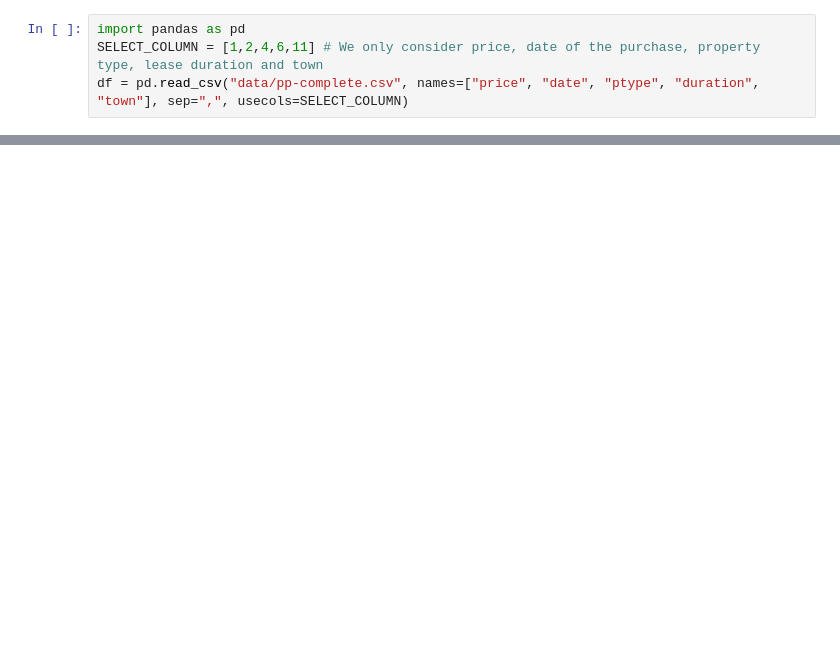
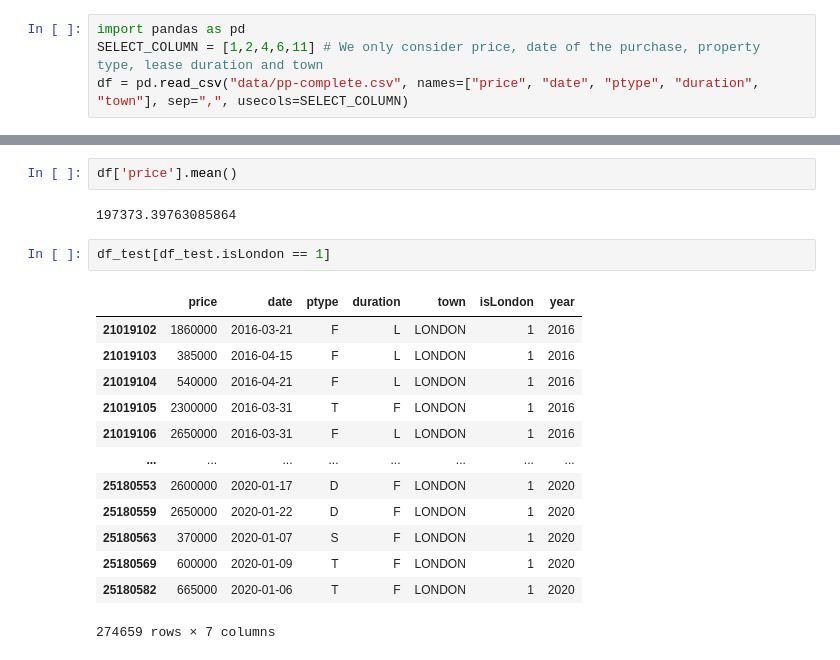
Before and after one commit to feay1234/WikiHow-Task-Based, a Jupyter notebook: Amazon - House Price Prediction.ipynb, the cells around one changed output, grey strips where cells are left out. Saved outputs shown, nothing was run; the diff lists cells and outputs as text; blank space fills up the shorter version.

```diff
--- a/Amazon - House Price Prediction.ipynb
+++ b/Amazon - House Price Prediction.ipynb
@@ -513,0 +331,20 @@ plt.scatter(df['isLondon'] , df['price'])
+# %%
+df['price'].mean()
+# %% [output]
+197373.39763085864
+# %%
+df_test[df_test.isLondon == 1]
+# %% [output]
+|  | price | date | ptype | duration | town | isLondon | year |
+| 21019102 | 1860000 | 2016-03-21 | F | L | LONDON | 1 | 2016 |
+| 21019103 | 385000 | 2016-04-15 | F | L | LONDON | 1 | 2016 |
+| 21019104 | 540000 | 2016-04-21 | F | L | LONDON | 1 | 2016 |
+| 21019105 | 2300000 | 2016-03-31 | T | F | LONDON | 1 | 2016 |
+| 21019106 | 2650000 | 2016-03-31 | F | L | LONDON | 1 | 2016 |
+| ... | ... | ... | ... | ... | ... | ... | ... |
+| 25180553 | 2600000 | 2020-01-17 | D | F | LONDON | 1 | 2020 |
+| 25180559 | 2650000 | 2020-01-22 | D | F | LONDON | 1 | 2020 |
+| 25180563 | 370000 | 2020-01-07 | S | F | LONDON | 1 | 2020 |
+| 25180569 | 600000 | 2020-01-09 | T | F | LONDON | 1 | 2020 |
+| 25180582 | 665000 | 2020-01-06 | T | F | LONDON | 1 | 2020 |
+274659 rows × 7 columns
```
Also changed, not shown: parts of 97 cells of this notebook, 2 other files.
